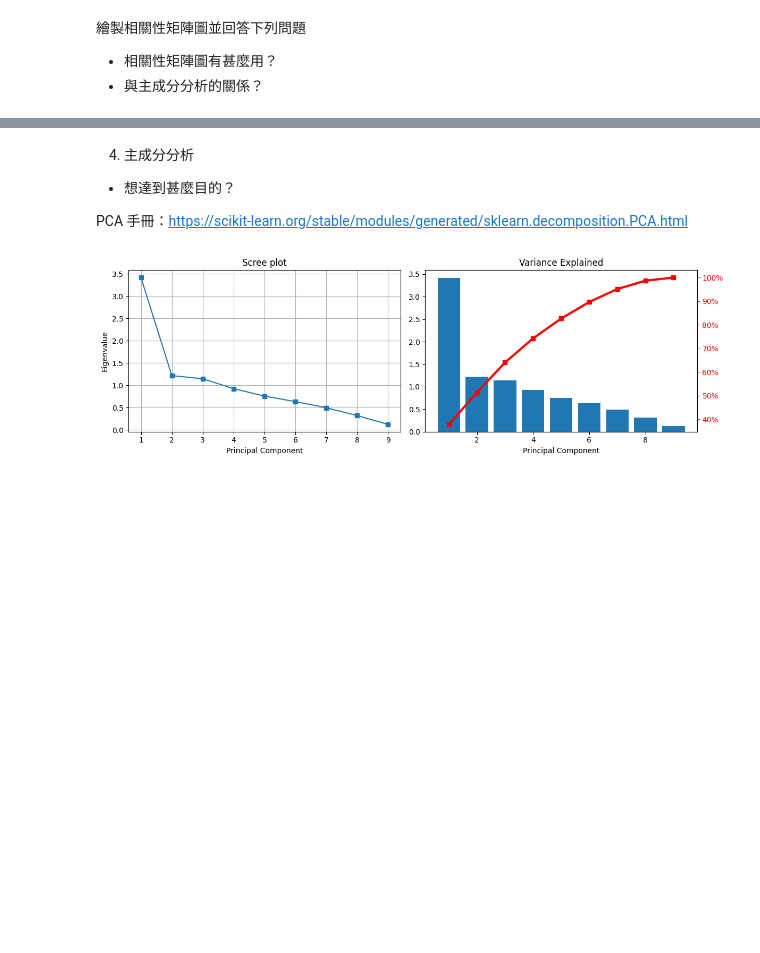
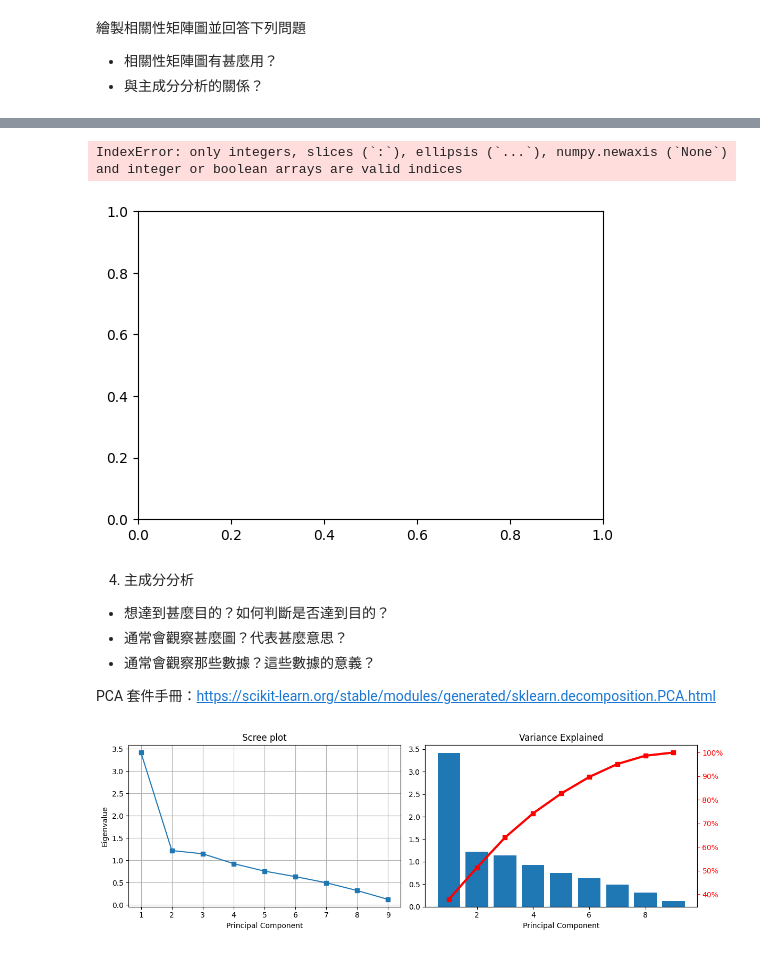
Before and after one commit to Yu-Chia-Lei/shallow-machine-learning, a Jupyter notebook: week1/PCA_tutorial.ipynb, the cells around one changed output, grey strips where cells are left out. Drawn from its saved outputs; the diff is of its cells as text; code cells hidden in the pictures; blank space fills up the shorter version.

```diff
--- a/week1/PCA_tutorial.ipynb
+++ b/week1/PCA_tutorial.ipynb
@@ -135,7 +118,21 @@ plt.show()
+# %%
+# plot scatter with arts and health
+fig, ax = plt.subplots(figsize = (6, 4))
+ax.scatter(ratings_['health'], ratings_['arts'], color = 'green', edgecolor = 'black')
+ax.set_ylabel('Arts')
+ax.set_xlabel('Health')
+ax.set_title('Scatter Plot of Arts & Culture vs Health & Wellness')
+plt.tight_layout()
+plt.show()
+# %% [output]
+IndexError: only integers, slices (`:`), ellipsis (`...`), numpy.newaxis (`None`) and integer or boolean arrays are valid indices
+[figure, added]
 # %% [markdown]
 4. 主成分分析
 
-- 想達到甚麼目的？
+- 想達到甚麼目的？如何判斷是否達到目的？
+- 通常會觀察甚麼圖？代表甚麼意思？
+- 通常會觀察那些數據？這些數據的意義？
 
-PCA 手冊：https://scikit-learn.org/stable/modules/generated/sklearn.decomposition.PCA.html
+PCA 套件手冊：https://scikit-learn.org/stable/modules/generated/sklearn.decomposition.PCA.html
 # %%
```
Also changed, not shown: parts of 38 cells of this notebook, 5 other files.
